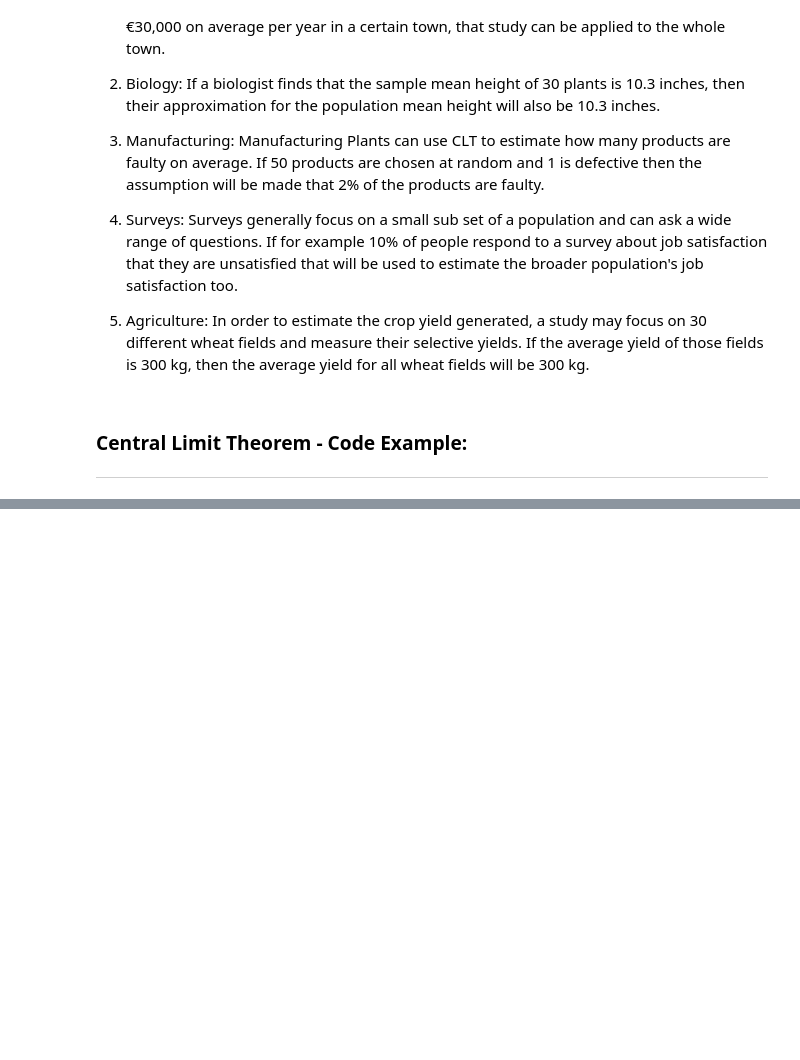
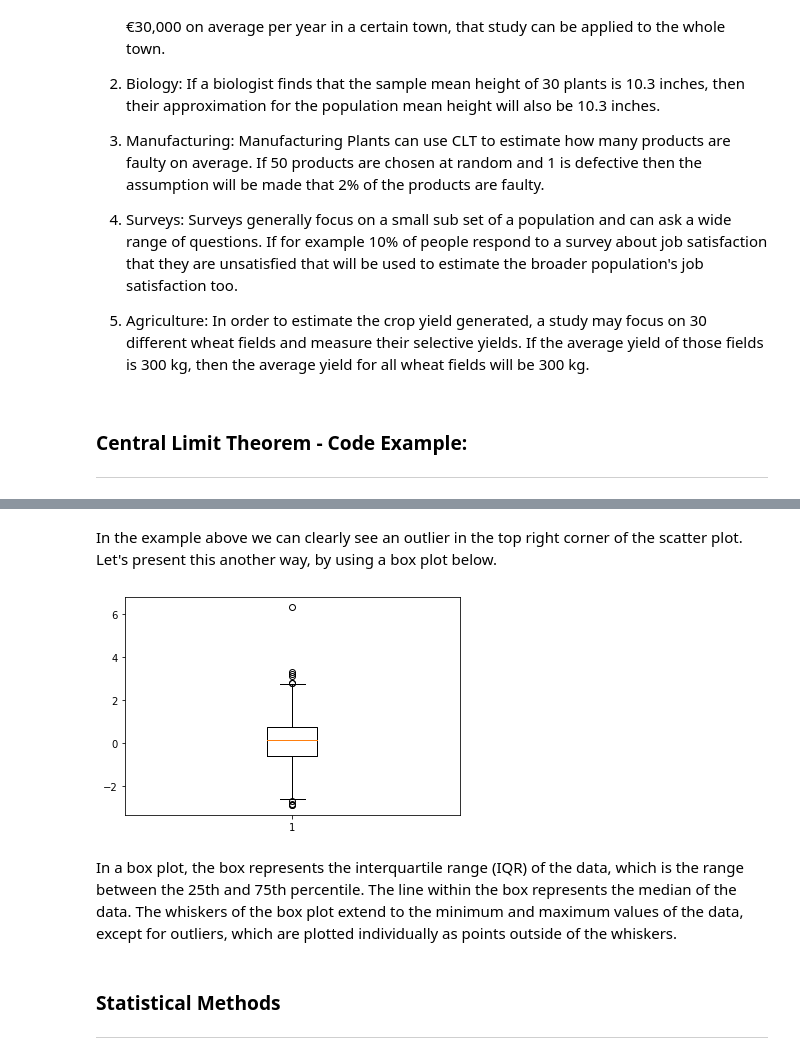
Before and after one commit to benjanning/funddata-assessment, a Jupyter notebook: Normal Distribution/Normal Distribution Task.ipynb, the cells around one changed output, grey strips where cells are left out. Cells and saved outputs as stored; diff of their text form; code cells hidden in the pictures; blank space fills up the shorter version.

```diff
--- a/Normal Distribution/Normal Distribution Task.ipynb
+++ b/Normal Distribution/Normal Distribution Task.ipynb
@@ -457,0 +503,25 @@ The 95% confidence interval is (71857.90, 73670.80).
+# %% [markdown]
+In the example above we can clearly see an outlier in the top right corner of the scatter plot.  Let's present this another way, by using a box plot below.
+# %%
+# Generate a random normal distribution
+mean = 0
+std = 1
+data = np.random.normal(mean, std, 1000)
+
+# Add an outlier to the distribution
+outlier = data.max() + 3 * std
+data = np.append(data, outlier)
+
+# Plot the data as a box plot
+plt.boxplot(data)
+
+# Show the plot
+plt.show()
+# %% [output]
+[figure, added]
+# %% [markdown]
+In a box plot, the box represents the interquartile range (IQR) of the data, which is the range between the 25th and 75th percentile. The line within the box represents the median of the data. The whiskers of the box plot extend to the minimum and maximum values of the data, except for outliers, which are plotted individually as points outside of the whiskers.
+# %% [markdown]
+### Statistical Methods
+
+***
```
Also changed, not shown: parts of 42 cells of this notebook.
